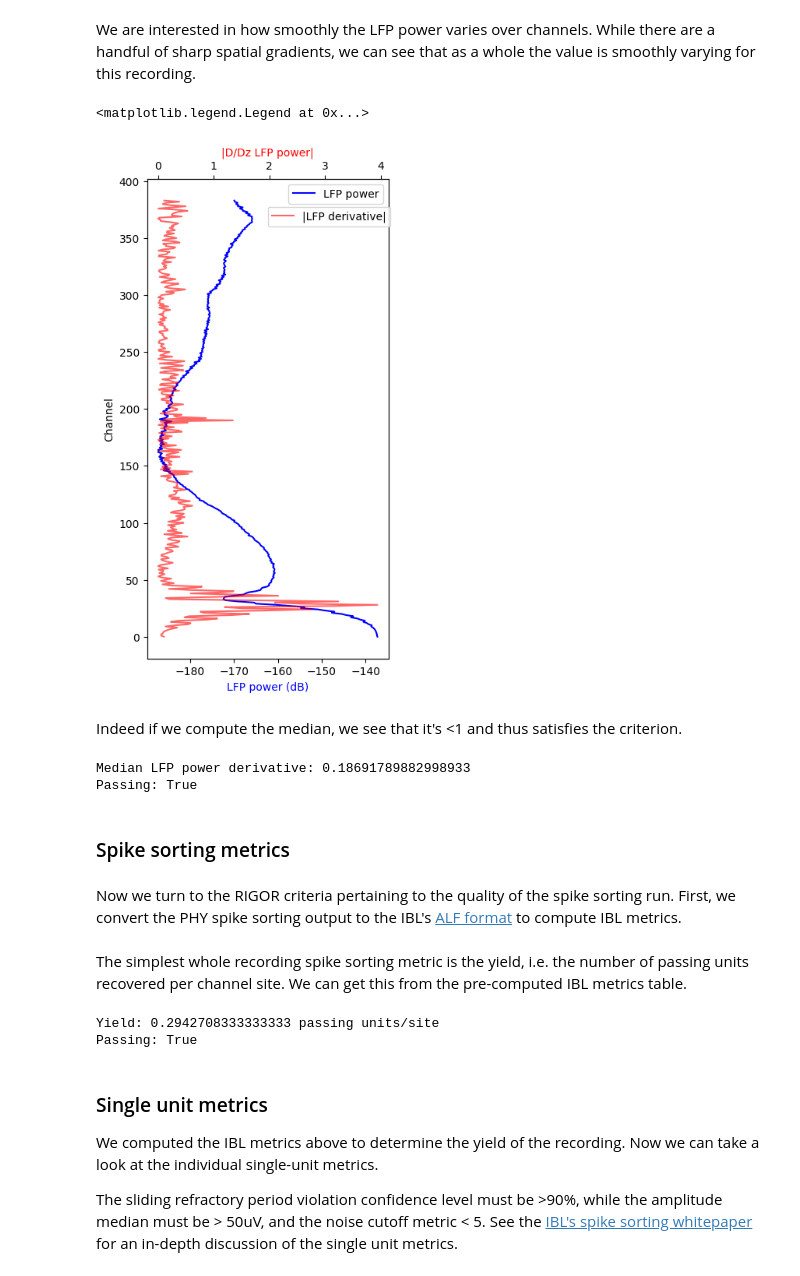
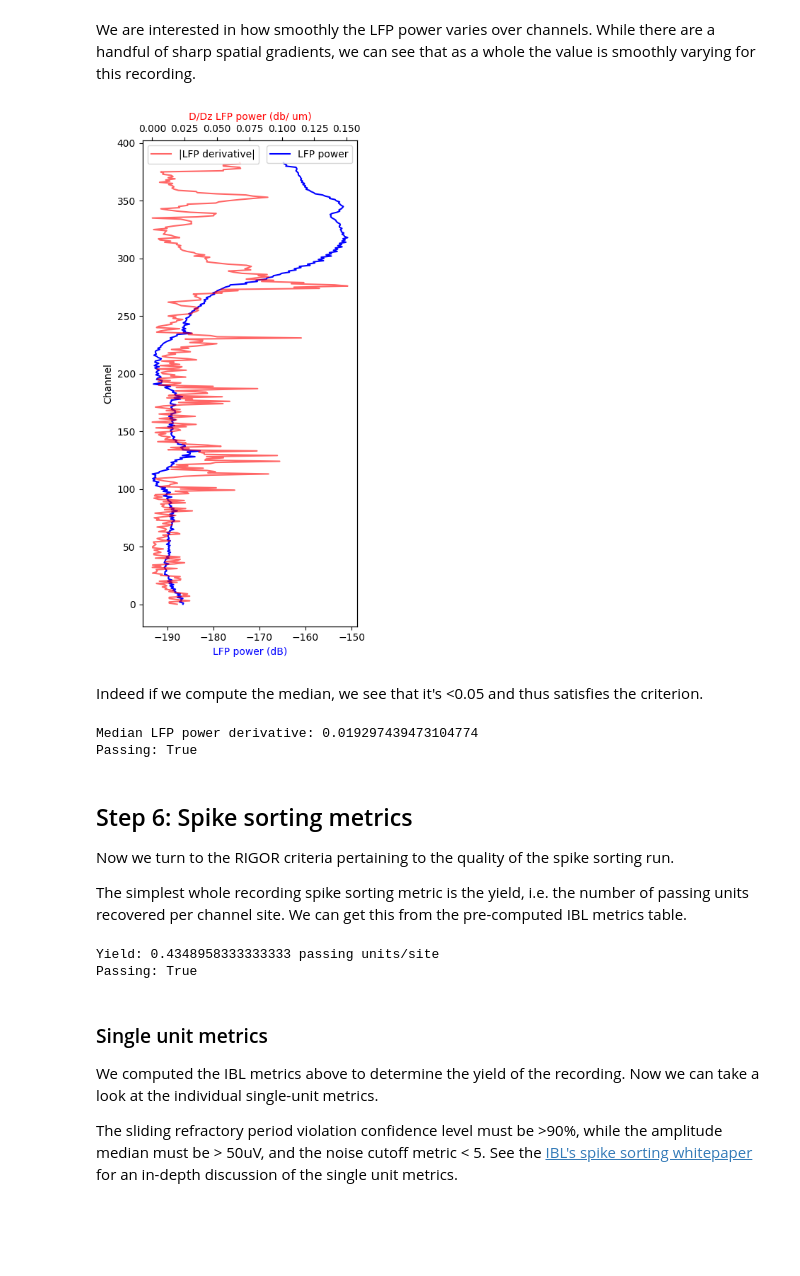
Before and after one commit to int-brain-lab/paper-reproducible-ephys, a Jupyter notebook: RIGOR_script.ipynb, the cells around one changed output. Drawn from its saved outputs; the diff is of its cells as text; code cells hidden in the pictures; blank space fills up the shorter version.

Commit message:
updated rigor script

```diff
--- a/RIGOR_script.ipynb
+++ b/RIGOR_script.ipynb
@@ -83,0 +253,6 @@ This recording is 4971.3346s long.
+# %%
+from ibldsp.voltage import detect_bad_channels
+
+t0 = 1200
+raw = extract_raw_data_snippet(sr_ap, t0=t0, t_interval=0.05)
+channel_labels, _ = detect_bad_channels(raw, fs=fs, display=True)
@@ -170,31 +414,55 @@ Meta data doesn't have geometry (snsShankMap/snsGeomMap field), returning defaul
+# %%
+def compute_gradient(lfp, h, n=1, sigma=1):
+    """
+    Compute the gradient of a given LFP signal recorded on neuropixel 1 or 2
+    :param data: LFP signal (n_channels, n_samples)
+    :param h: trace header dictionary
+    :param n: the n derivative
+    :param sigma: conductivity, defaults to 1 S.m-1
+    :return:
+    """
+    csd = np.zeros(lfp.shape, dtype=np.float64) * np.nan
+    xy = h["x"] + 1j * h["y"]
+    for col in np.unique(h["col"]):
+        ind = np.where(h["col"] == col)[0]
+        isort = np.argsort(h["row"][ind])
+        itr = ind[isort]
+        dx = np.median(np.diff(np.abs(xy[itr])))
+
+        sl = slice(1, -1) if n == 2 else slice(0, -1)
+        csd[itr[sl], :] = (
+            np.diff(lfp[itr, :].astype(np.float64), n=n, axis=0) / dx**n * sigma
+        )
+        csd[itr[0], :] = csd[itr[1], :]
+        csd[itr[-1], :] = csd[itr[-2], :]
+    return csd
+
+# Compute gradient/um of LFP across channels, take into account channel map for different probe configurations
+lfp_deriv = compute_gradient(lfp_power[:, np.newaxis], probe_info)[:, 0]
 # %% [markdown]
 We are interested in how smoothly the LFP power varies over channels. While there are a handful of sharp spatial gradients, we can see that as a whole the value is smoothly varying for this recording.
 # %%
 fig, ax = plt.subplots(figsize=(4, 8))
 ax.plot(lfp_power, np.arange(nc), c="b", label="LFP power")
 ax.set_ylabel("Channel")
 ax.set_xlabel("LFP power (dB)", color="blue")
-ax.legend()
+ax.legend(loc="upper right", bbox_to_anchor=(1.0, 1.0))
 
 ax2 = ax.twiny()
-ax2.plot(np.abs(np.gradient(lfp_power)), np.arange(nc), c="r", label="|LFP derivative|", alpha=0.6)
+ax2.plot(np.abs(lfp_deriv), np.arange(nc), c="r", label="|LFP derivative|", alpha=0.6)
 #ax2.set_xlim(0, 5)
-ax2.set_xlabel("|D/Dz LFP power|", color="red")
-ax2.legend(loc=(.5,.9))
+ax2.set_xlabel("D/Dz LFP power (db/ um)", color="red")
+ax2.legend(loc="upper left", bbox_to_anchor=(0.0, 1.0))
+plt.tight_layout()
 # %% [output]
-<matplotlib.legend.Legend at 0x...>
-[figure, old version]
+[figure, new version]
 # %% [markdown]
-Indeed if we compute the median, we see that it's <1 and thus satisfies the criterion.
+Indeed if we compute the median, we see that it's <0.05 and thus satisfies the criterion.
 # %%
-lfp_deriv = np.median(np.abs(np.gradient(lfp_power)))
-lfp_passing = lfp_deriv < 1
-print(f"Median LFP power derivative: {lfp_deriv}")
+lfp_deriv_med = np.median(np.abs(lfp_deriv))
+lfp_passing = lfp_deriv_med < 0.05
+print(f"Median LFP power derivative: {lfp_deriv_med}")
 print(f"Passing: {lfp_passing}")
 # %% [output]
-Median LFP power derivative: 0.18691789882998933
+Median LFP power derivative: 0.019297439473104774
 Passing: True
-# %% [markdown]
-### Spike sorting metrics
-# %% [markdown]
-Now we turn to the RIGOR criteria pertaining to the quality of the spike sorting run. First, we convert the PHY spike sorting output to the IBL's [ALF format](https://int-brain-lab.github.io/ONE/alf_intro.html) to compute IBL metrics.
@@ -220,12 +469,20 @@ clusters = alfio.load_object(save_path, 'clusters')
 # %% [markdown]
+## Step 6: Spike sorting metrics
+
+Now we turn to the RIGOR criteria pertaining to the quality of the spike sorting run.
+
 The simplest whole recording spike sorting metric is the yield, i.e. the number of passing units recovered per channel site. We can get this from the pre-computed IBL metrics table.
 # %%
+# Load in spikesorting data
+
+spikes, clusters, channels = load_spike_sorting(save_path)
+
 neuron_yield = (clusters.metrics.label == 1).sum() / nc
 yield_passing = neuron_yield > 0.1
 print(f"Yield: {neuron_yield} passing units/site")
 print(f"Passing: {yield_passing}")
 # %% [output]
-Yield: 0.2942708333333333 passing units/site
+Yield: 0.4348958333333333 passing units/site
 Passing: True
 # %% [markdown]
 ### Single unit metrics
```
Also changed, not shown: parts of 45 cells of this notebook.
